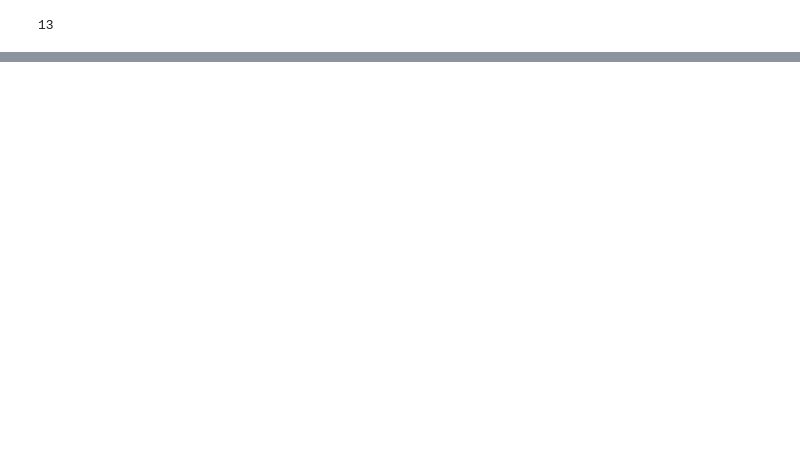
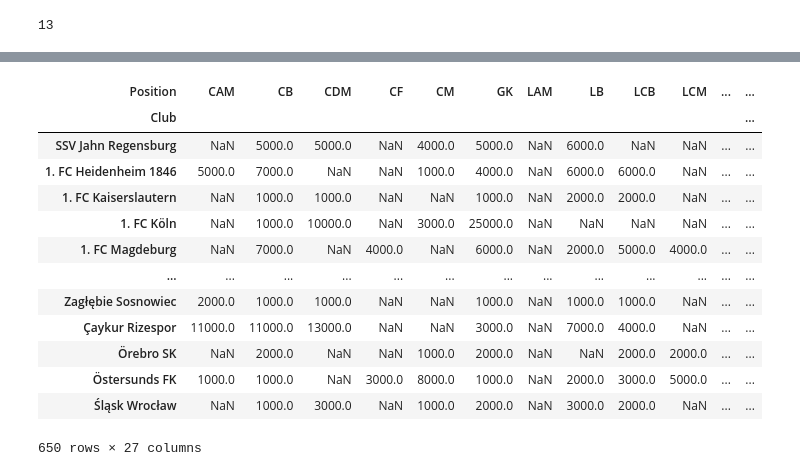
Before and after one commit to Anuar007mm/3.2.Python, a Jupyter notebook: Skillfactory/Python_6/Python 5-6 A.K.ipynb, the cells around one changed output, grey strips where cells are left out. Drawn from its saved outputs; the diff is of its cells as text; code cells hidden in the pictures; blank space fills up the shorter version.

```diff
--- a/Skillfactory/Python_6/Python 5-6 A.K.ipynb
+++ b/Skillfactory/Python_6/Python 5-6 A.K.ipynb
@@ -448,0 +766,20 @@ IntervalIndex([(211750.0, 329500.0], (93528.999, 211750.0], (329500.0, 447250.0]
+# %%
+
+df2 = df.pivot_table(columns = 'Position', index = 'Club', values = 'Wage', aggfunc = 'max')
+# %%
+df2
+# %% [output]
+| Position | CAM | CB | CDM | CF | CM | GK | LAM | LB | LCB | LCM | ... | ... |
+| Club |  |  |  |  |  |  |  |  |  |  |  | ... |
+| SSV Jahn Regensburg | NaN | 5000.0 | 5000.0 | NaN | 4000.0 | 5000.0 | NaN | 6000.0 | NaN | NaN | ... | ... |
+| 1. FC Heidenheim 1846 | 5000.0 | 7000.0 | NaN | NaN | 1000.0 | 4000.0 | NaN | 6000.0 | 6000.0 | NaN | ... | ... |
+| 1. FC Kaiserslautern | NaN | 1000.0 | 1000.0 | NaN | NaN | 1000.0 | NaN | 2000.0 | 2000.0 | NaN | ... | ... |
+| 1. FC Köln | NaN | 1000.0 | 10000.0 | NaN | 3000.0 | 25000.0 | NaN | NaN | NaN | NaN | ... | ... |
+| 1. FC Magdeburg | NaN | 7000.0 | NaN | 4000.0 | NaN | 6000.0 | NaN | 2000.0 | 5000.0 | 4000.0 | ... | ... |
+| ... | ... | ... | ... | ... | ... | ... | ... | ... | ... | ... | ... | ... |
+| Zagłębie Sosnowiec | 2000.0 | 1000.0 | 1000.0 | NaN | NaN | 1000.0 | NaN | 1000.0 | 1000.0 | NaN | ... | ... |
+| Çaykur Rizespor | 11000.0 | 11000.0 | 13000.0 | NaN | NaN | 3000.0 | NaN | 7000.0 | 4000.0 | NaN | ... | ... |
+| Örebro SK | NaN | 2000.0 | NaN | NaN | 1000.0 | 2000.0 | NaN | NaN | 2000.0 | 2000.0 | ... | ... |
+| Östersunds FK | 1000.0 | 1000.0 | NaN | 3000.0 | 8000.0 | 1000.0 | NaN | 2000.0 | 3000.0 | 5000.0 | ... | ... |
+| Śląsk Wrocław | NaN | 1000.0 | 3000.0 | NaN | 1000.0 | 2000.0 | NaN | 3000.0 | 2000.0 | NaN | ... | ... |
+650 rows × 27 columns
```
Also changed, not shown: parts of 56 cells of this notebook, 3 other files.
